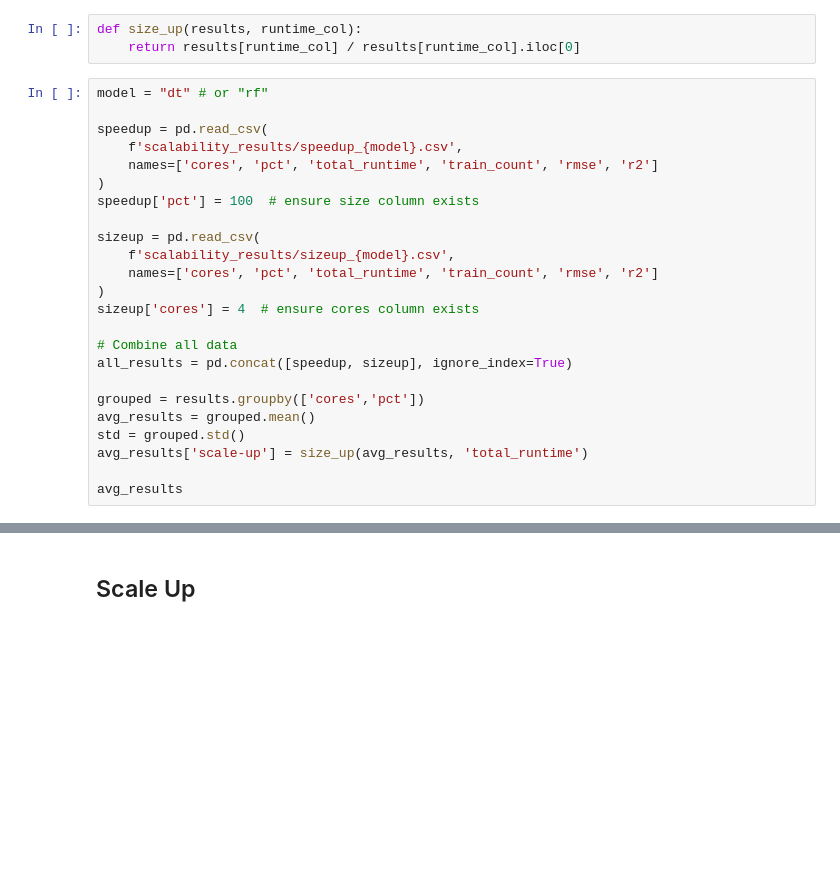
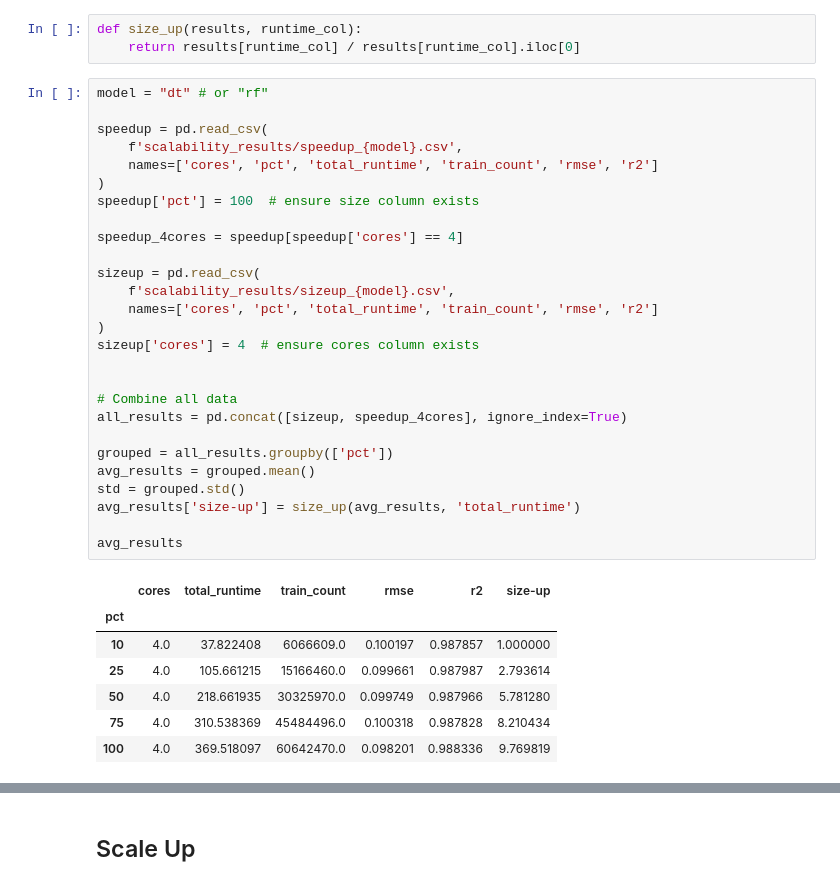
Before and after one commit to MariaGoico/Final-Project-LSDA, a Jupyter notebook: scalability.ipynb, the cells around one changed output, grey strips where cells are left out. Cells and saved outputs as stored; diff of their text form; blank space fills up the shorter version.

```diff
--- a/scalability.ipynb
+++ b/scalability.ipynb
@@ -152,26 +152,37 @@ def size_up(results, runtime_col):
 # %%
 model = "dt" # or "rf"
 
 speedup = pd.read_csv(
     f'scalability_results/speedup_{model}.csv',
     names=['cores', 'pct', 'total_runtime', 'train_count', 'rmse', 'r2']
 )
 speedup['pct'] = 100  # ensure size column exists
 
+speedup_4cores = speedup[speedup['cores'] == 4]
+
 sizeup = pd.read_csv(
     f'scalability_results/sizeup_{model}.csv',
     names=['cores', 'pct', 'total_runtime', 'train_count', 'rmse', 'r2']
 )
 sizeup['cores'] = 4  # ensure cores column exists
 
+
 # Combine all data
-all_results = pd.concat([speedup, sizeup], ignore_index=True)
+all_results = pd.concat([sizeup, speedup_4cores], ignore_index=True)
 
-grouped = results.groupby(['cores','pct'])
+grouped = all_results.groupby(['pct'])
 avg_results = grouped.mean()
 std = grouped.std()
-avg_results['scale-up'] = size_up(avg_results, 'total_runtime')
+avg_results['size-up'] = size_up(avg_results, 'total_runtime')
 
 avg_results
+# %% [output]
+|  | cores | total_runtime | train_count | rmse | r2 | size-up |
+| pct |  |  |  |  |  |  |
+| 10 | 4.0 | 37.822408 | 6066609.0 | 0.100197 | 0.987857 | 1.000000 |
+| 25 | 4.0 | 105.661215 | 15166460.0 | 0.099661 | 0.987987 | 2.793614 |
+| 50 | 4.0 | 218.661935 | 30325970.0 | 0.099749 | 0.987966 | 5.781280 |
+| 75 | 4.0 | 310.538369 | 45484496.0 | 0.100318 | 0.987828 | 8.210434 |
+| 100 | 4.0 | 369.518097 | 60642470.0 | 0.098201 | 0.988336 | 9.769819 |
 # %%
 x_vals = avg_results.index.values
```
Also changed, not shown: parts of 4 cells of this notebook, 3 other files.
